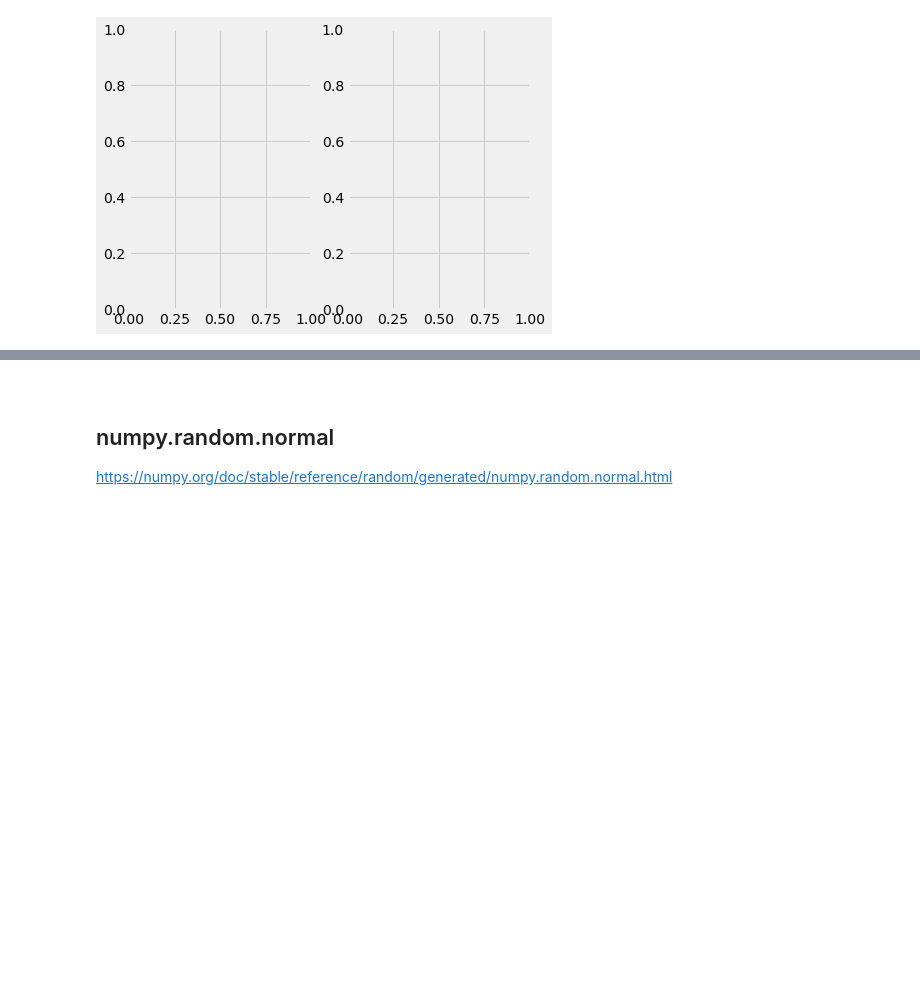
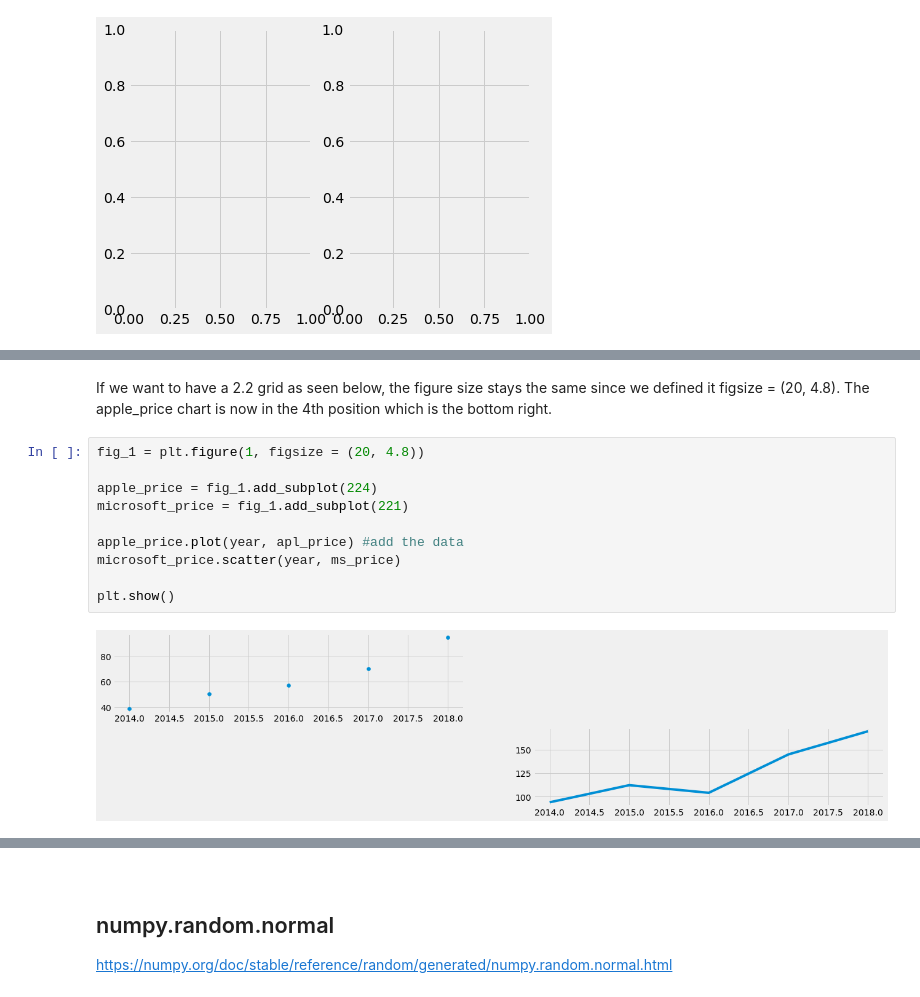
Before and after one commit to Cormac88/Fundamentals-of-Data-Analysis, a Jupyter notebook: pyplot.ipynb, the cells around one changed output, grey strips where cells are left out. Drawn from its saved outputs; the diff is of its cells as text; blank space fills up the shorter version.

```diff
--- a/pyplot.ipynb
+++ b/pyplot.ipynb
@@ -110,0 +144,14 @@ We have created 2 sublopts.
+# %% [markdown]
+If we want to have a 2.2 grid as seen below, the figure size stays the same since we defined it figsize = (20, 4.8). The apple_price chart is now in the 4th position which is the bottom right.
+# %%
+fig_1 = plt.figure(1, figsize = (20, 4.8))
+
+apple_price = fig_1.add_subplot(224)
+microsoft_price = fig_1.add_subplot(221)
+
+apple_price.plot(year, apl_price) #add the data
+microsoft_price.scatter(year, ms_price)
+
+plt.show()
+# %% [output]
+[figure, added]
```
Also changed, not shown: parts of 12 cells of this notebook, 4 other files.
